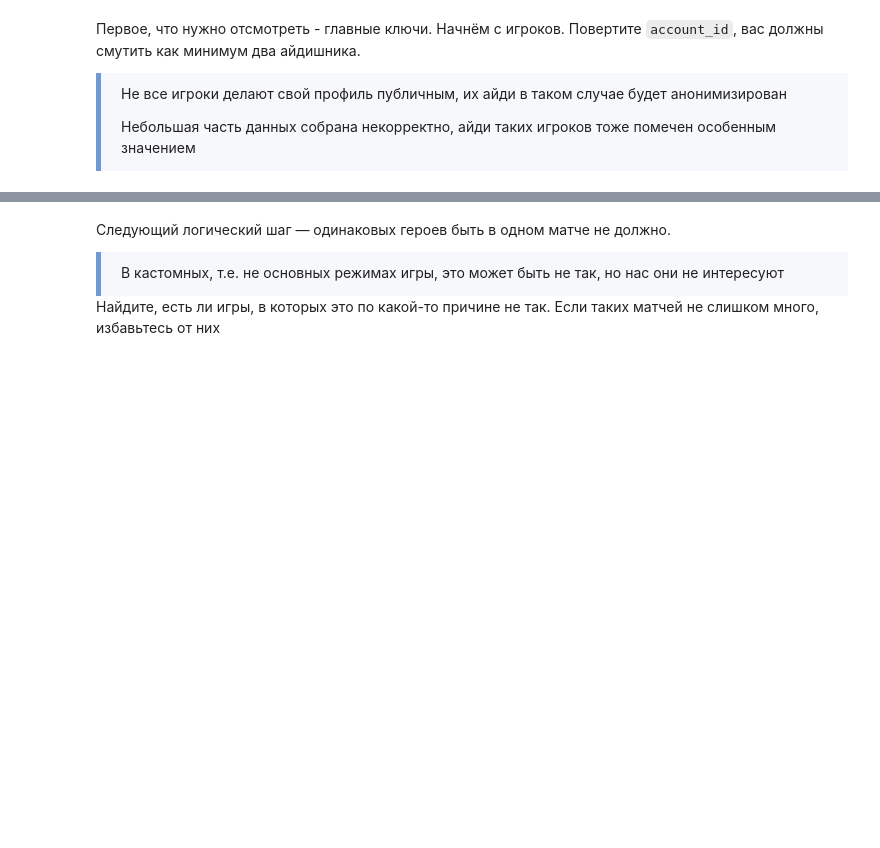
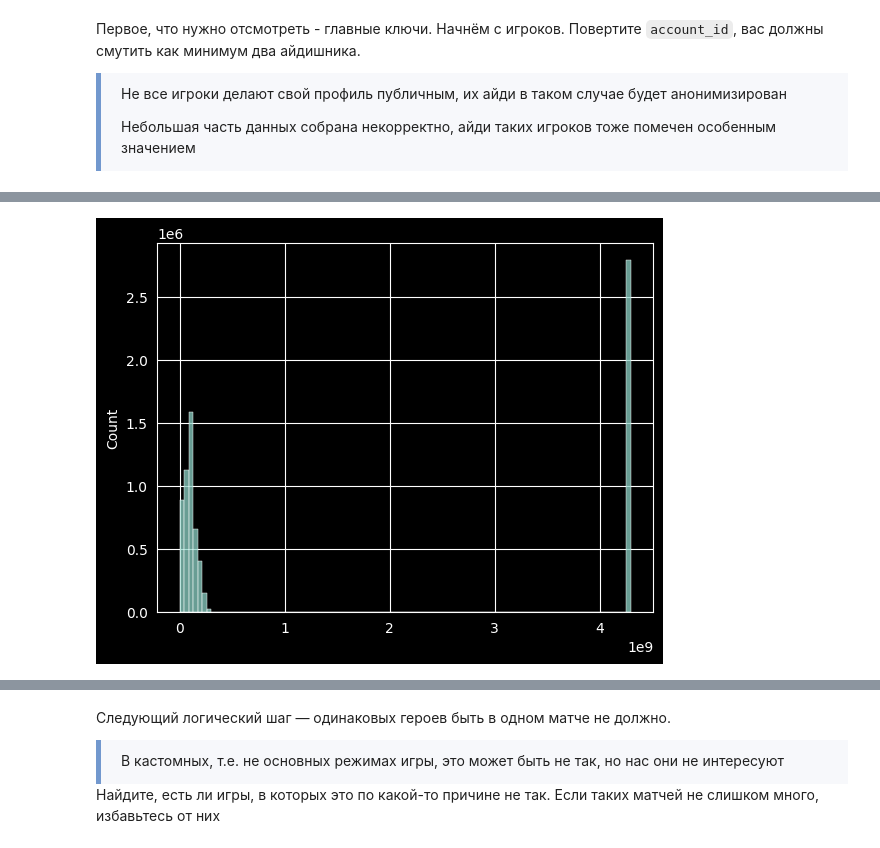
Before and after one commit to Shel2123/ML1_hw, a Jupyter notebook: hw3/homework-practice-03-base Sosedov.ipynb, the cells around one changed output, grey strips where cells are left out. Saved outputs shown, nothing was run; the diff lists cells and outputs as text; code cells hidden in the pictures; blank space fills up the shorter version.

```diff
--- a/hw3/homework-practice-03-base Sosedov.ipynb
+++ b/hw3/homework-practice-03-base Sosedov.ipynb
@@ -1061,0 +1094,3 @@ plt.show()
+# %%
+player_df = pl.read_csv("player_df.csv")
+player_df
@@ -1061,0 +1148,8 @@ plt.show()
+# %%
+sns.histplot(
+    player_df['account_id'],
+    bins="auto",
+)
+plt.show()
+# %% [output]
+[figure, added]
```
Also changed, not shown: parts of 26 cells of this notebook, 4 other files.
